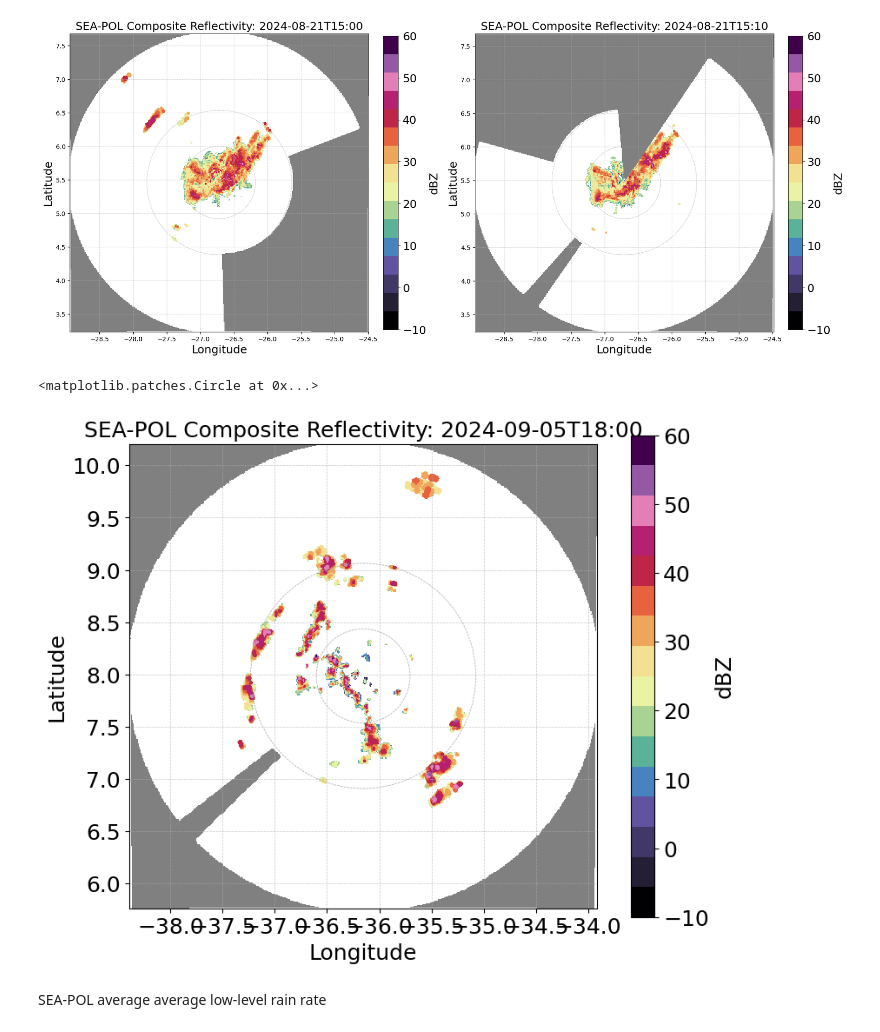
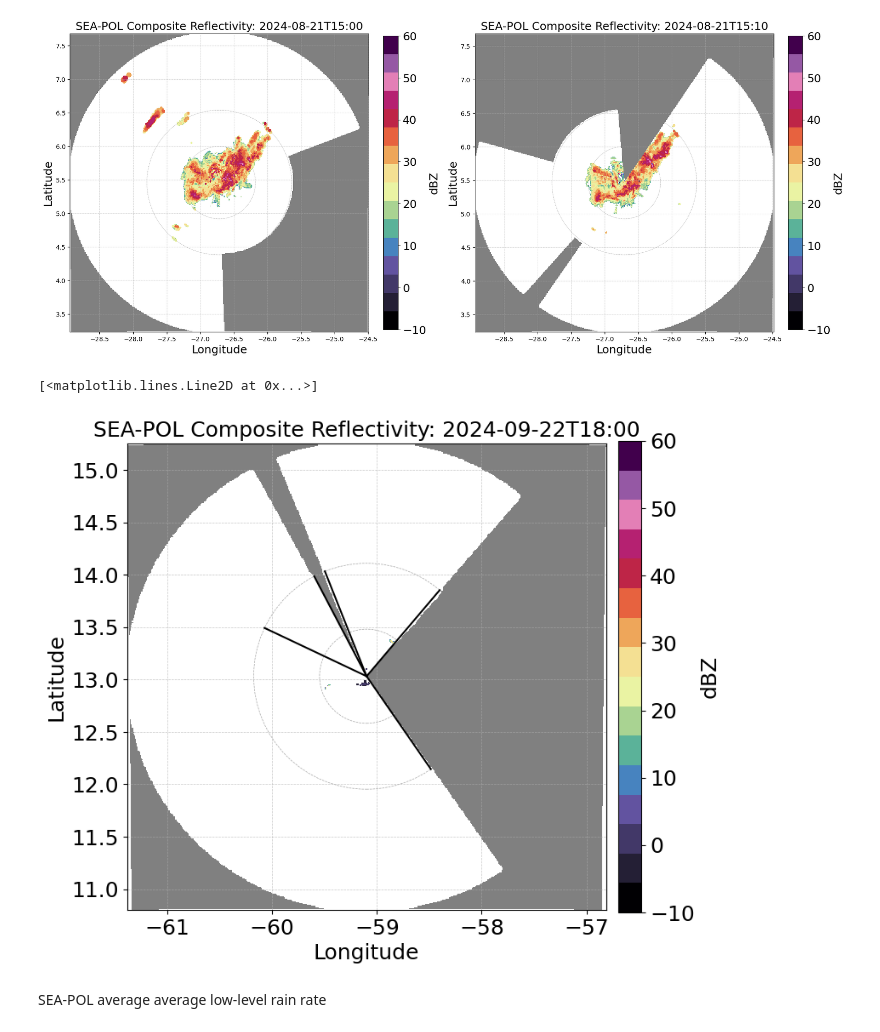
Before and after one commit to allison-wing/PICCOLO, a Jupyter notebook: plot_seapol_case.ipynb, the cells around one changed output. Cells and saved outputs as stored; diff of their text form; code cells hidden in the pictures.

```diff
--- a/plot_seapol_case.ipynb
+++ b/plot_seapol_case.ipynb
@@ -65,10 +66,10 @@ RHI_fname = '/huracan/tank4/cornell/ORCESTRA/sea-pol/qc_data/level4/PICCOLO_leve
 Define time period of other snapshot to plot
 # %%
 #time_map = np.datetime64('2024-09-02T05:50')
-#time_map = np.datetime64('2024-09-01T21:40')
+time_map = np.datetime64('2024-09-22T18:00')
 #time_map = np.datetime64('2024-09-02T18:00')
 #time_map = np.datetime64('2024-09-21T18:50')
-time_map = np.datetime64('2024-09-05T18:00')
+#time_map = np.datetime64('2024-09-05T18:00')
 # %% [markdown]
 QVP 1D data
 # %%
@@ -240,33 +286,98 @@ end_lon = center_lon + radius_deg * np.sin(np.radians(azimuth))
 # %%
 # Make plot
 fig, axs = plt.subplots(figsize=(8, 8),layout="constrained")
 
 cax = axs.pcolormesh(map.longitude, map.latitude, map, cmap=discrete_mask_cmap, vmin=-10, vmax=60,shading='auto')
 axs.set_aspect('equal',adjustable='box')
 cbar = fig.colorbar(cax, ax=axs, orientation='vertical',pad=0.02, shrink=0.70)
 cbar.ax.tick_params(labelsize=18)
 cbar.set_ticks(np.linspace(-10,60,8))
 cbar.ax.set_ylabel('dBZ', fontsize=18)
 
 axs.set_title('SEA-POL Composite Reflectivity: ' + str(time_map),fontsize=18)
 axs.set_ylabel('Latitude', fontsize=18)
 axs.set_xlabel('Longitude',fontsize=18)
+#axs.set_xlim([-60, -59])
+#axs.set_ylim([12.5, 13.5])
 #axs.set_xticks(np.linspace(-31,-27, 5))  # Adjust the number of ticks as needed
 #axs.set_yticks(np.linspace(10, 14, 5))  # Adjust the number of ticks as needed
 axs.set_xticklabels(axs.get_xticklabels(), fontsize=18)
 axs.set_yticklabels(axs.get_yticklabels(), fontsize=18)
 
 # Add grid lines to the first subplot
 axs.grid(True, which='both', linestyle='--', linewidth=0.5, alpha=0.7)
 
 # Add 120 km circle
 axs.add_patch(plt.Circle((map.longitude[245,245], map.latitude[245,245]), 120/111.32, color='gray', alpha = 0.7,fill=False, linestyle='--', linewidth=0.5))
 
 # Add 50 km circle
 axs.add_patch(plt.Circle((map.longitude[245,245], map.latitude[245,245]), 50/111.32, color='gray', alpha = 0.7,fill=False, linestyle='--', linewidth=0.5))
+
+# Add azimuth line
+# Radar center (latitude and longitude)
+center_lat = map.latitude[245, 245]  # Replace with the radar's latitude
+center_lon = map.longitude[245, 245]  # Replace with the radar's longitude
+
+# Define the radius of the line (e.g., 120 km)
+radius_km = 120
+radius_deg = radius_km / 111.32  # Convert km to degrees (approximation)
+
+# Azimuth in degrees
+azimuth = seapol.heading[index_map].values
+
+# Calculate the endpoint of the line
+end_lat = center_lat + radius_deg * np.cos(np.radians(azimuth))
+end_lon = center_lon + radius_deg * np.sin(np.radians(azimuth))
+
+# Draw the line on the first subplot
+axs.plot([center_lon, end_lon], [center_lat, end_lat], color='black', linestyle='-', linewidth=1.5)
+
+# Azimuth in degrees
+azimuth = 37+seapol.heading[index_map].values
+#azimuth = 37+DSHIP.ship_heading[index_dship].values
+
+# Calculate the endpoint of the line
+end_lat = center_lat + radius_deg * np.cos(np.radians(azimuth))
+end_lon = center_lon + radius_deg * np.sin(np.radians(azimuth))
+
+# Draw the line on the first subplot
+axs.plot([center_lon, end_lon], [center_lat, end_lat], color='black', linestyle='-', linewidth=1.5)
+
+# Azimuth in degrees
+azimuth = 43+seapol.heading[index_map].values
+#azimuth = 43+DSHIP.ship_heading[index_dship].values
+
+# Calculate the endpoint of the line
+end_lat = center_lat + radius_deg * np.cos(np.radians(azimuth))
+end_lon = center_lon + radius_deg * np.sin(np.radians(azimuth))
+
+# Draw the line on the first subplot
+axs.plot([center_lon, end_lon], [center_lat, end_lat], color='black', linestyle='-', linewidth=1.5)
+
+# Azimuth in degrees
+azimuth = 105+seapol.heading[index_map].values
+#azimuth = 105+DSHIP.ship_heading[index_dship].values
+
+# Calculate the endpoint of the line
+end_lat = center_lat + radius_deg * np.cos(np.radians(azimuth))
+end_lon = center_lon + radius_deg * np.sin(np.radians(azimuth))
+
+# Draw the line on the first subplot
+axs.plot([center_lon, end_lon], [center_lat, end_lat], color='black', linestyle='-', linewidth=1.5)
+
+# Azimuth in degrees
+azimuth = 210+seapol.heading[index_map].values
+#azimuth = 210+DSHIP.ship_heading[index_dship].values
+
+# Calculate the endpoint of the line
+end_lat = center_lat + radius_deg * np.cos(np.radians(azimuth))
+end_lon = center_lon + radius_deg * np.sin(np.radians(azimuth))
+
+# Draw the line on the first subplot
+axs.plot([center_lon, end_lon], [center_lat, end_lat], color='black', linestyle='-', linewidth=1.5)
 # %% [output]
-<matplotlib.patches.Circle at 0x...>
+[<matplotlib.lines.Line2D at 0x...>]
-[figure, old version]
+[figure, new version]
 # %% [markdown]
 SEA-POL average average low-level rain rate
 # %%
```
Also changed, not shown: parts of 18 cells of this notebook, 1 other file.
